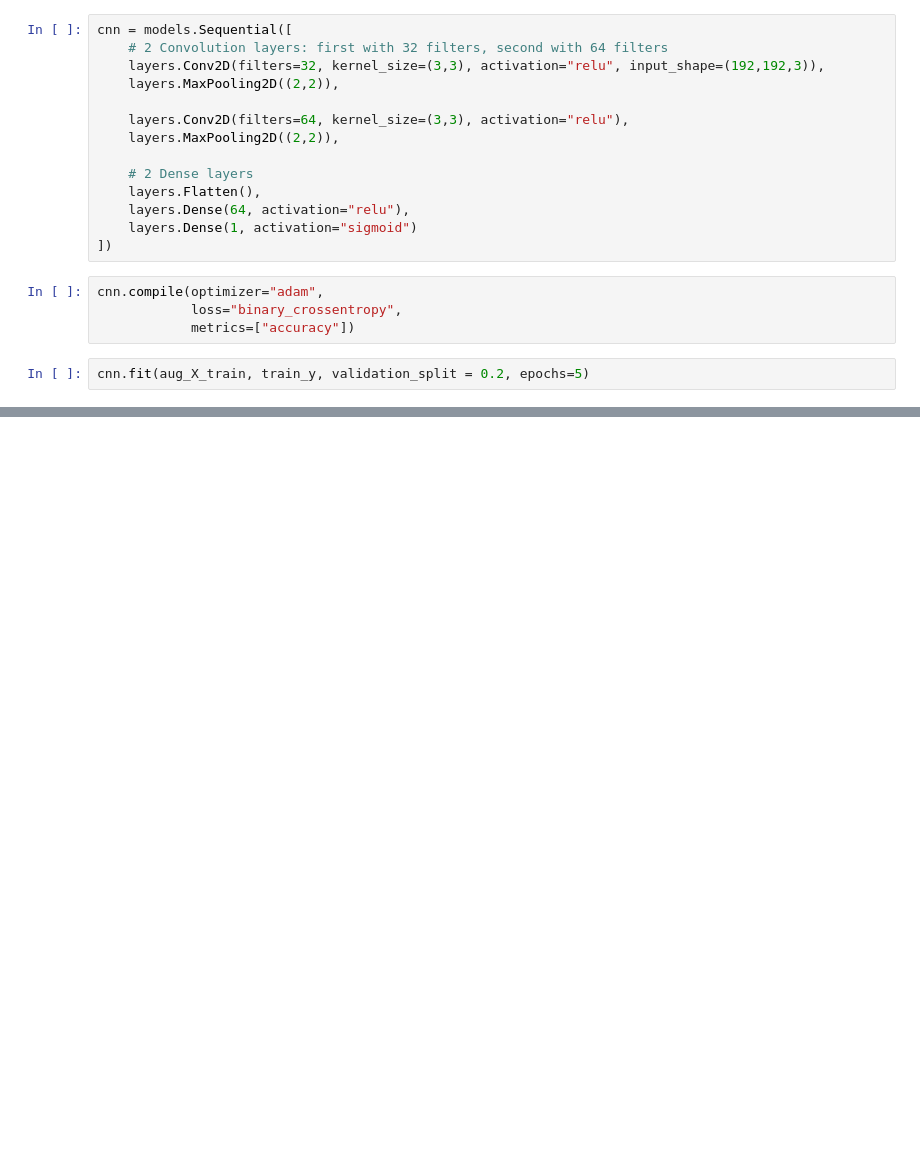
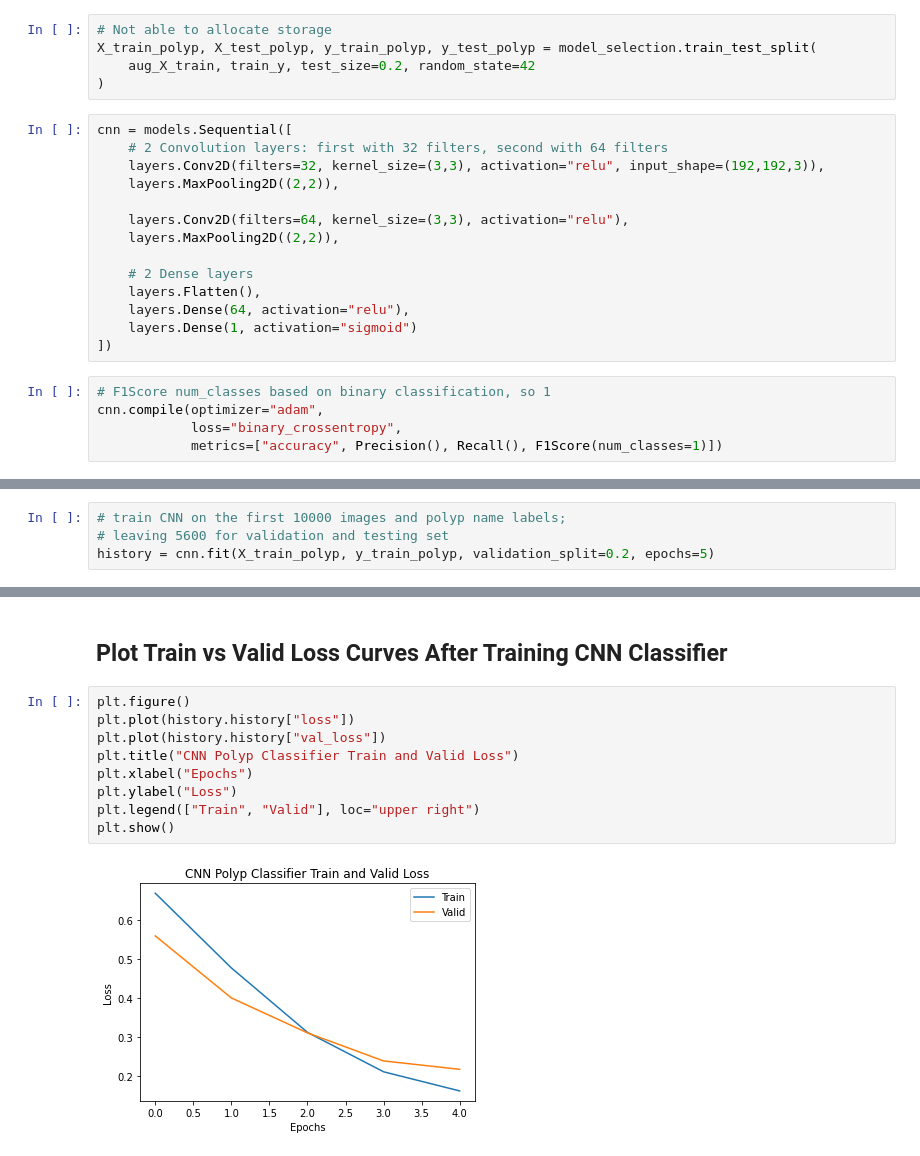
Before and after one commit to shreyahunur/Lesion-Detection, a Jupyter notebook: Notebooks/CNN_Polyp_Classification Sparsha James.ipynb, the cells around one changed output, grey strips where cells are left out. Cells and saved outputs as stored; diff of their text form; blank space fills up the shorter version.

```diff
--- a/Notebooks/CNN_Polyp_Classification Sparsha James.ipynb
+++ b/Notebooks/CNN_Polyp_Classification Sparsha James.ipynb
@@ -284,6 +293,11 @@ aug_y_train = get_txt_label_names(aug_train_label_filepaths)
 label_enc = LabelEncoder()
 train_y = label_enc.fit_transform(aug_y_train)
 classes = ['adenomatous', 'hyperplastic']
+# %%
+# Not able to allocate storage
+X_train_polyp, X_test_polyp, y_train_polyp, y_test_polyp = model_selection.train_test_split(
+    aug_X_train, train_y, test_size=0.2, random_state=42
+)
 # %%
 cnn = models.Sequential([
     # 2 Convolution layers: first with 32 filters, second with 64 filters
@@ -299,8 +313,7 @@ cnn = models.Sequential([
     layers.Dense(1, activation="sigmoid")
 ])
 # %%
+# F1Score num_classes based on binary classification, so 1
 cnn.compile(optimizer="adam",
             loss="binary_crossentropy",
-            metrics=["accuracy"])
+            metrics=["accuracy", Precision(), Recall(), F1Score(num_classes=1)])
-# %%
-cnn.fit(aug_X_train, train_y, validation_split = 0.2, epochs=5)
@@ -325,0 +320,4 @@ cnn.evaluate(aug_X_train[:100], train_y[:100])
+# %%
+# train CNN on the first 10000 images and polyp name labels;
+# leaving 5600 for validation and testing set
+history = cnn.fit(X_train_polyp, y_train_polyp, validation_split=0.2, epochs=5)
@@ -325,0 +335,13 @@ cnn.evaluate(aug_X_train[:100], train_y[:100])
+# %% [markdown]
+## Plot Train vs Valid Loss Curves After Training CNN Classifier
+# %%
+plt.figure()
+plt.plot(history.history["loss"])
+plt.plot(history.history["val_loss"])
+plt.title("CNN Polyp Classifier Train and Valid Loss")
+plt.xlabel("Epochs")
+plt.ylabel("Loss")
+plt.legend(["Train", "Valid"], loc="upper right")
+plt.show()
+# %% [output]
+[figure, added]
```
Also changed, not shown: parts of 46 cells of this notebook.
